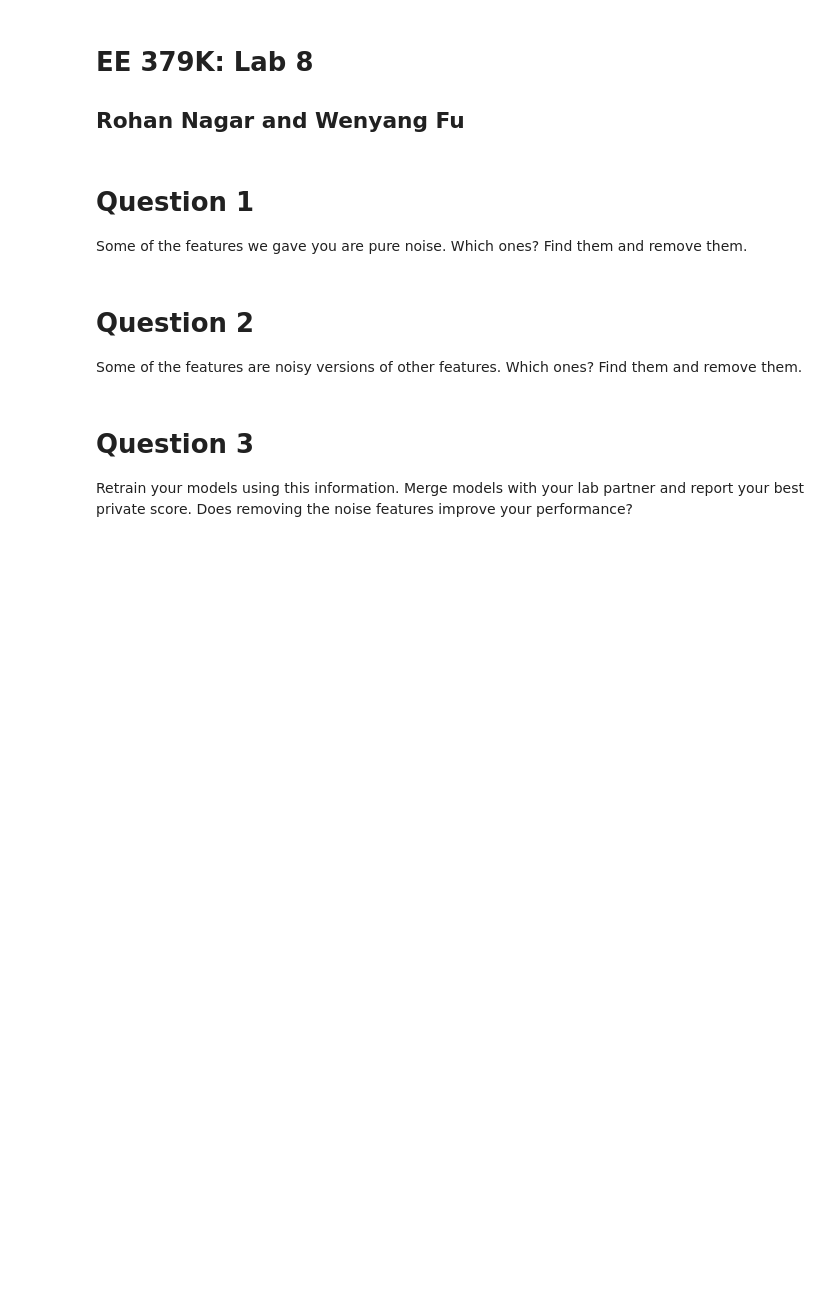
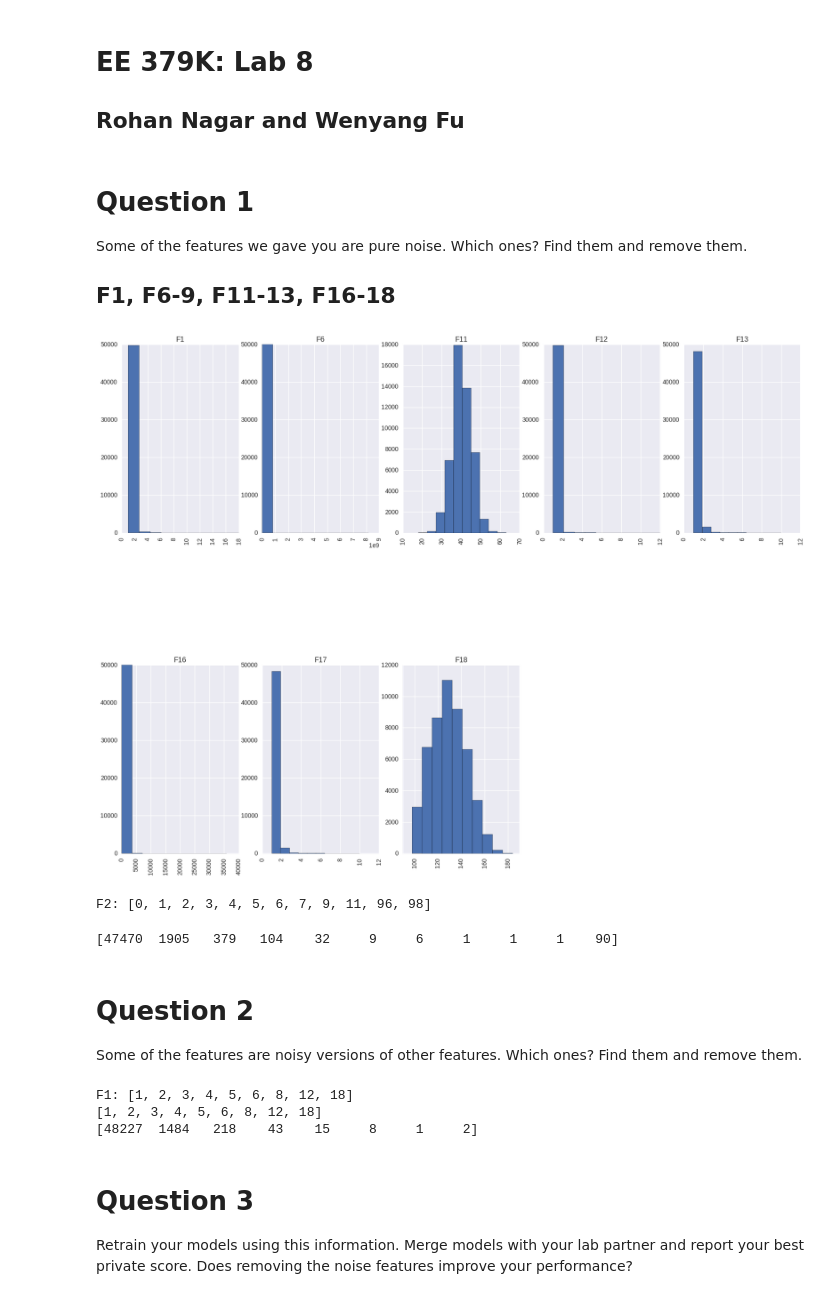
Before and after one commit to RohanNagar/datasciencelab-utaustin, a Jupyter notebook: lab8/lab8.ipynb, the cells around one changed output. Saved outputs shown, nothing was run; the diff lists cells and outputs as text; code cells hidden in the pictures; blank space fills up the shorter version.

Commit message:
Added a few important things

```diff
--- a/lab8/lab8.ipynb
+++ b/lab8/lab8.ipynb
@@ -8,10 +19,67 @@ import numpy as np
 # Question 1
 
 Some of the features we gave you are pure noise. Which ones? Find them and remove them.
+
+## F1, F6-9, F11-13, F16-18
+# %%
+def show_feature_dist(df):
+    """ Plot the distribution for each feature. """
+    fig = plt.figure(figsize=(20, 15))
+    cols = 5
+    rows = np.ceil(float(df.shape[1]) / cols)
+    for i, col in enumerate(df.columns):
+        ax = fig.add_subplot(rows, cols, i + 1)
+        ax.set_title(col)
+        if df.dtypes[col] == np.object:
+            df[column].value_counts().plot(
+                kind="bar", axes=ax)
+        else:
+            df[col].hist(axes=ax)
+            plt.xticks(rotation="vertical")
+    plt.subplots_adjust(hspace=0.7, wspace=0.2)
+    plt.show()
+# %%
+train = pd.read_csv('data/train_final.csv')
+test = pd.read_csv('data/test_final.csv')
+# %%
+train_noisy = train.ix[:, ['F1', 'F6', 'F11', 'F12', 'F13', 'F16', 'F17', 'F18']]
+show_feature_dist(train_noisy)
+# %% [output]
+[figure, added]
+# %%
+def get_unique_values(df, feat):
+    """Given a dataframe and feature name,
+       display all unique values of a particular feature. """
+    feat, uniques = feat, sorted(df.ix[:, feat].unique())
+    print('{}: {}'.format(feat, uniques))
+    return feat, uniques
+
+_, f2_uniques = get_unique_values(train, 'F2')
+# %% [output]
+F2: [0, 1, 2, 3, 4, 5, 6, 7, 9, 11, 96, 98]
+# %%
+# Help from: http://stackoverflow.com/questions/13129618/histogram-values-of-a-pandas-series
+
+import numpy as np
+
+bins=f2_uniques
+count, division = np.histogram(train.ix[:, 'F2'], bins=bins)
+print(count)
+# %% [output]
+[47470  1905   379   104    32     9     6     1     1     1    90]
 # %% [markdown]
 # Question 2
 
 Some of the features are noisy versions of other features. Which ones? Find them and remove them.
+# %%
+_, f1_uniques = get_unique_values(train, 'F1')
+print(f1_uniques)
+count, division = np.histogram(train.ix[:, 'F1'], bins=f1_uniques)
+print(count)
+# %% [output]
+F1: [1, 2, 3, 4, 5, 6, 8, 12, 18]
+[1, 2, 3, 4, 5, 6, 8, 12, 18]
+[48227  1484   218    43    15     8     1     2]
 # %% [markdown]
 # Question 3
 
```
Also changed, not shown: parts of 2 cells of this notebook.
